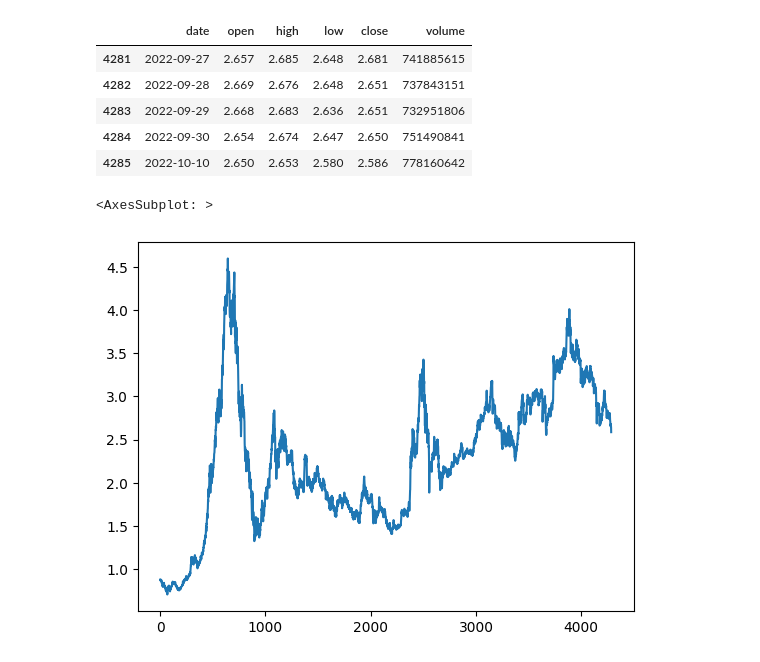
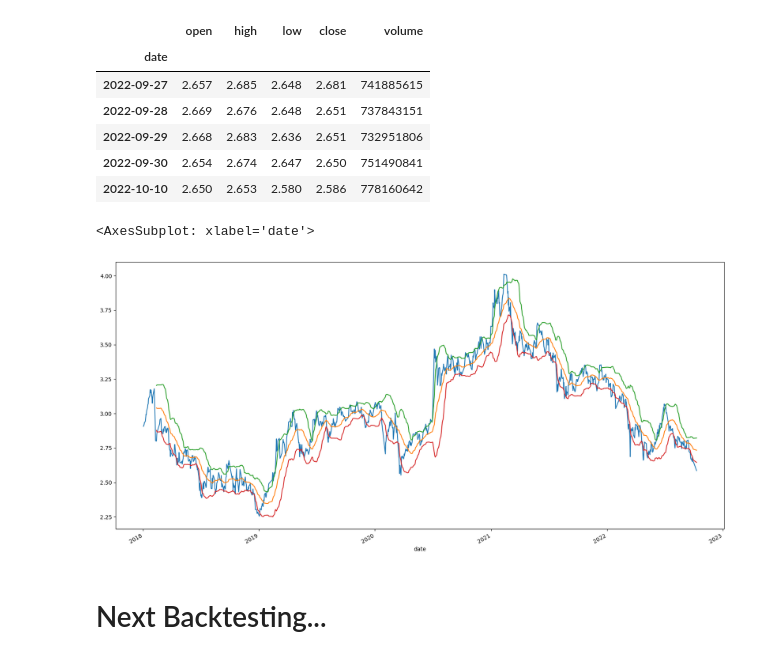
Before and after one commit to ignity21/second-brain, a Jupyter notebook: notebooks/Trading/bollinger_bands.ipynb, the cells around one changed output. Saved outputs shown, nothing was run; the diff lists cells and outputs as text; code cells hidden in the pictures.

```diff
--- a/notebooks/Trading/bollinger_bands.ipynb
+++ b/notebooks/Trading/bollinger_bands.ipynb
@@ -2,16 +3,35 @@
 import akshare as ak
 # %%
 df = ak.fund_etf_hist_sina(symbol="sh510050")
+df.date = pd.to_datetime(df.date)
+df = df.set_index("date")
+df = df["2018-1-1":]
 df.tail()
 # %% [output]
-|  | date | open | high | low | close | volume |
-| 4281 | 2022-09-27 | 2.657 | 2.685 | 2.648 | 2.681 | 741885615 |
-| 4282 | 2022-09-28 | 2.669 | 2.676 | 2.648 | 2.651 | 737843151 |
-| 4283 | 2022-09-29 | 2.668 | 2.683 | 2.636 | 2.651 | 732951806 |
-| 4284 | 2022-09-30 | 2.654 | 2.674 | 2.647 | 2.650 | 751490841 |
-| 4285 | 2022-10-10 | 2.650 | 2.653 | 2.580 | 2.586 | 778160642 |
+|  | open | high | low | close | volume |
+| date |  |  |  |  |  |
+| 2022-09-27 | 2.657 | 2.685 | 2.648 | 2.681 | 741885615 |
+| 2022-09-28 | 2.669 | 2.676 | 2.648 | 2.651 | 737843151 |
+| 2022-09-29 | 2.668 | 2.683 | 2.636 | 2.651 | 732951806 |
+| 2022-09-30 | 2.654 | 2.674 | 2.647 | 2.650 | 751490841 |
+| 2022-10-10 | 2.650 | 2.653 | 2.580 | 2.586 | 778160642 |
+# %%
+window_size = 30
+std_factor = 1.5
+
+rolling_close = df.close.rolling(window_size)
+sma30 = rolling_close.mean()
+std30 = rolling_close.std()
+deviation = std_factor * std30
+upperband = sma30 + deviation
+lowerband = sma30 - deviation
 # %%
-df.close.plot()
+df.close.plot(figsize=(20, 10))
+sma30.plot()
+upperband.plot()
+lowerband.plot()
 # %% [output]
-<AxesSubplot: >
+<AxesSubplot: xlabel='date'>
-[figure, old version]
+[figure, new version]
+# %% [markdown]
+# Next Backtesting...
```
Also changed, not shown: parts of 1 cell of this notebook, 2 other files.
